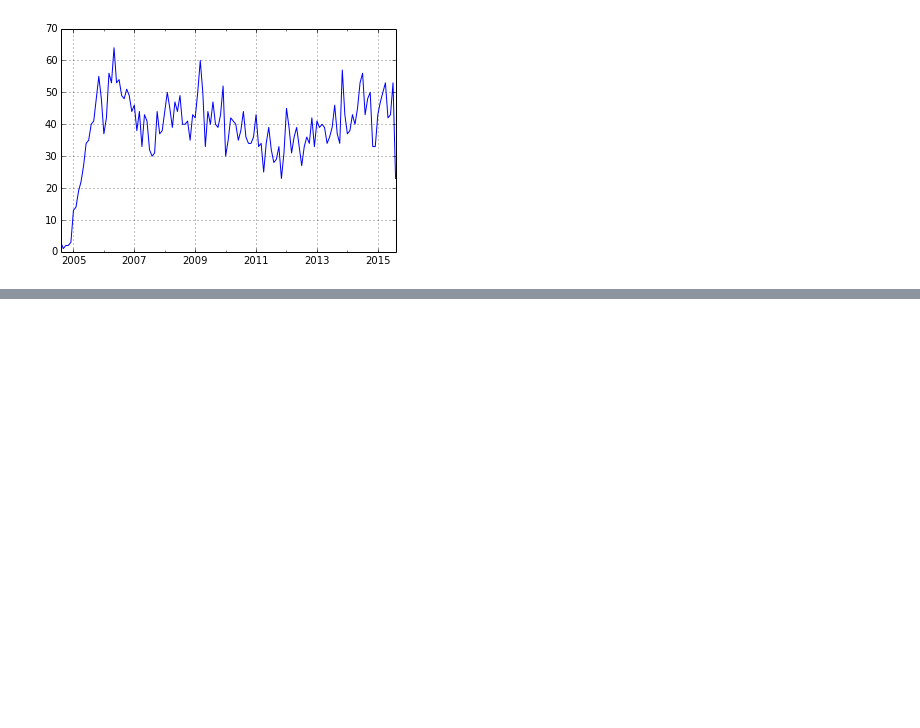
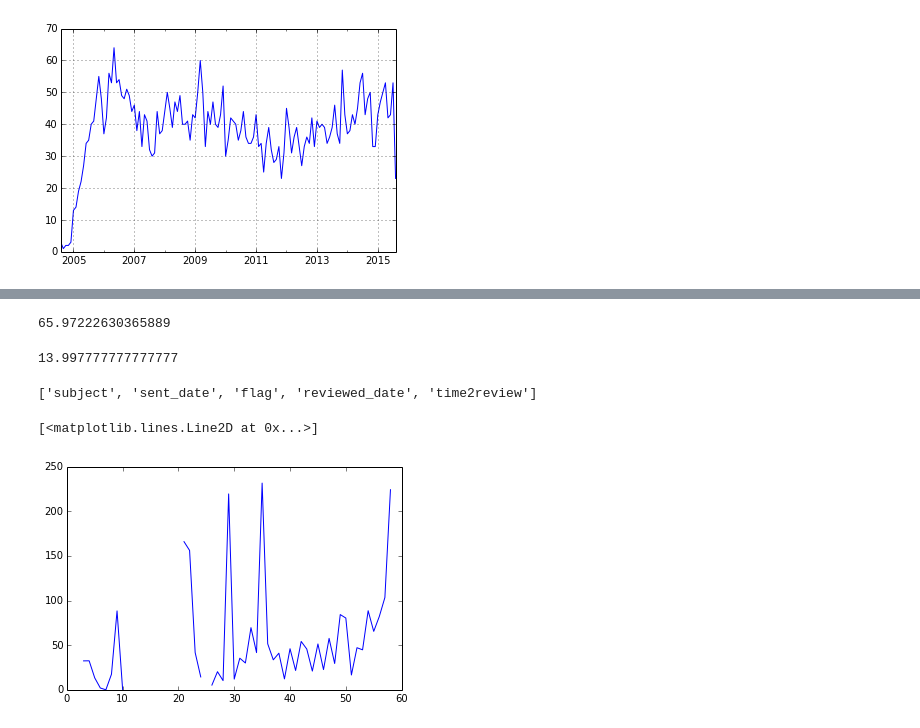
Before and after one commit to dicortazar/ipython-notebooks, a Jupyter notebook: projects/xen-analysis/Xen-analysis.ipynb, the cells around one changed output, grey strips where cells are left out. Saved outputs shown, nothing was run; the diff lists cells and outputs as text; code cells hidden in the pictures; blank space fills up the shorter version.

Commit message:
Add info about the time to review and plots

```diff
--- a/projects/xen-analysis/Xen-analysis.ipynb
+++ b/projects/xen-analysis/Xen-analysis.ipynb
@@ -157,0 +174,14 @@ patchserie_submittersTS.plot()
+# %%
+query = """ SELECT p.subject as subject,
+                   p.date as sent_date,
+                   f.flag as flag,
+                   f.date as reviewed_date,
+                   TIMESTAMPDIFF(SECOND, p.date, min(f.date)) as time2review
+            FROM patches p,
+                 flags f
+            WHERE p.id = f.patch_id  and
+                  f.flag='Reviewed-by'
+            GROUP BY p.subject
+            HAVING TIMESTAMPDIFF(SECOND, p.date, min(f.date)) > 0
+        """
+time2review = execute_query(cursor, query)
@@ -157,0 +194,29 @@ patchserie_submittersTS.plot()
+# %%
+mean/3600.0
+# It takes in mean 65,97 hours to review
+# %% [output]
+65.97222630365889
+# %%
+median/3600.0
+# It takes in median 13,99 hours to review
+# %% [output]
+13.997777777777777
+# %%
+# Let's work on the evolution of these dates per month
+import pandas
+time2review_list = list(time2review)
+pandas_ds = pandas.DataFrame(time2review_list, columns=["subject", "sent_date", "flag", "reviewed_date", "time2review"])
+
+pandas_ds.columns.values.tolist()
+# %% [output]
+['subject', 'sent_date', 'flag', 'reviewed_date', 'time2review']
+# %%
+pandas_ds["time2review"] = pandas_ds["time2review"]/3600.0
+mean_time2review = pandas_ds.set_index("reviewed_date").resample('M', how={"time2review":np.mean})
+median_time2review = pandas_ds.set_index("reviewed_date").resample('M', how={"time2review":np.median})
+# %%
+# Mean time to review per month measured in hours
+plot(mean_time2review)
+# %% [output]
+[<matplotlib.lines.Line2D at 0x...>]
+[figure, added]
```
Also changed, not shown: parts of 14 cells of this notebook.
